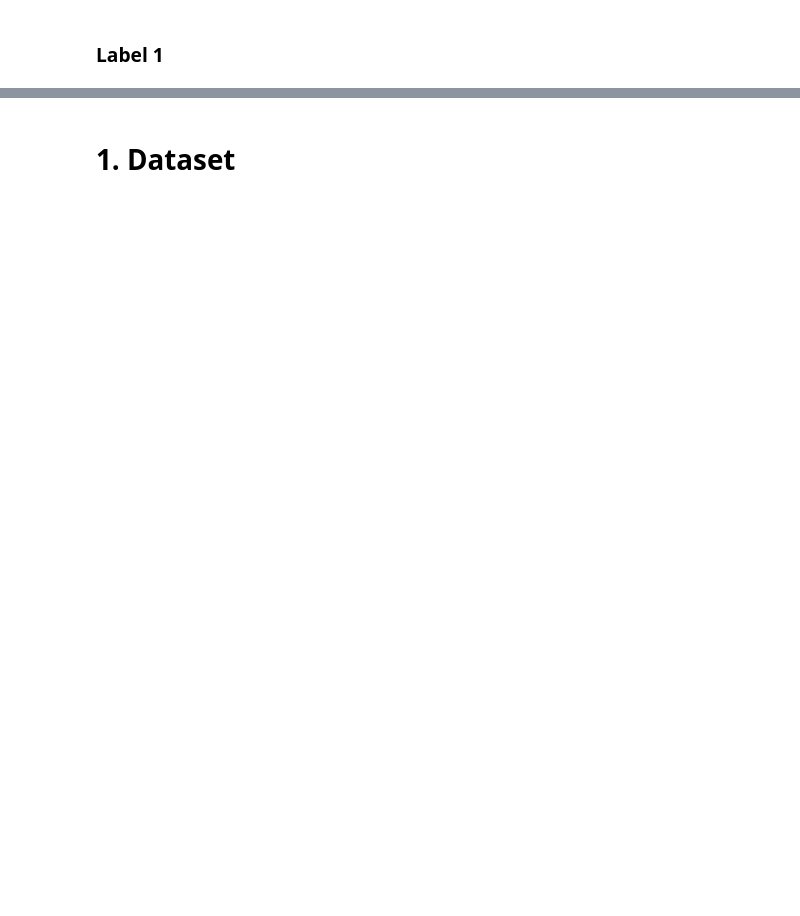
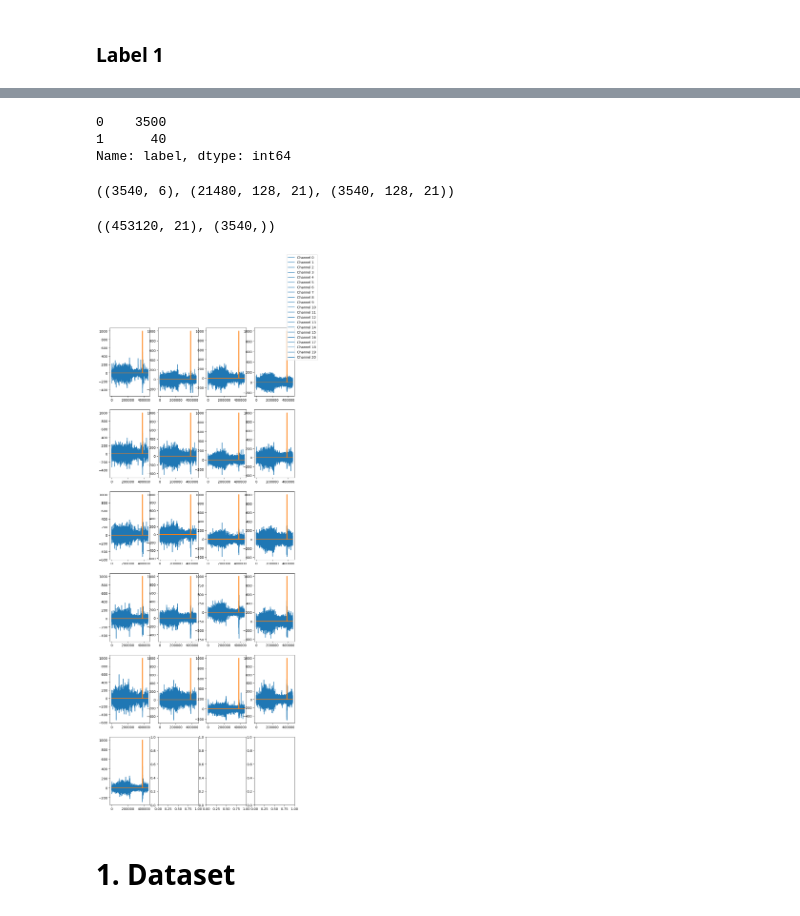
Before and after one commit to MateoSE2/epileptic-detection, a Jupyter notebook: nbs/deep learning eda.ipynb, the cells around one changed output, grey strips where cells are left out. Cells and saved outputs as stored; diff of their text form; code cells hidden in the pictures; blank space fills up the shorter version.

```diff
--- a/nbs/deep learning eda.ipynb
+++ b/nbs/deep learning eda.ipynb
@@ -82,3 +93,33 @@ plt.show()
+# %%
+recording = metadata[metadata["recording"] == 2]
+# %%
+recording["label"].value_counts()
+# %% [output]
+0    3500
+1      40
+Name: label, dtype: int64
+# %%
+recording.shape, data.shape, data[recording["id"]].shape
+# %% [output]
+((3540, 6), (21480, 128, 21), (3540, 128, 21))
+# %%
+X = data[recording["id"]].reshape(3540*128, 21)
+y = np.array(recording["label"].tolist())
+# %%
+X.shape, y.shape
+# %% [output]
+((453120, 21), (3540,))
+# %%
+# Subplot: 4, 6
+fig, ax = plt.subplots(6, 4, figsize=(10,26))
+for i in range(X.shape[-1]):
+    ax[i//4, i%4].plot(X[:, i], label=f"Channel {i}")
+    ax[i//4, i%4].plot(np.tile(y.reshape(1, y.shape[0]), (128, 1)).flatten('F') * 1000)
+
+fig.legend(loc='upper right')
+plt.show()
+# %% [output]
+[figure, added]
 # %% [markdown]
 # 1. Dataset
 # %%
```
Also changed, not shown: parts of 28 cells of this notebook, 9 other files.
